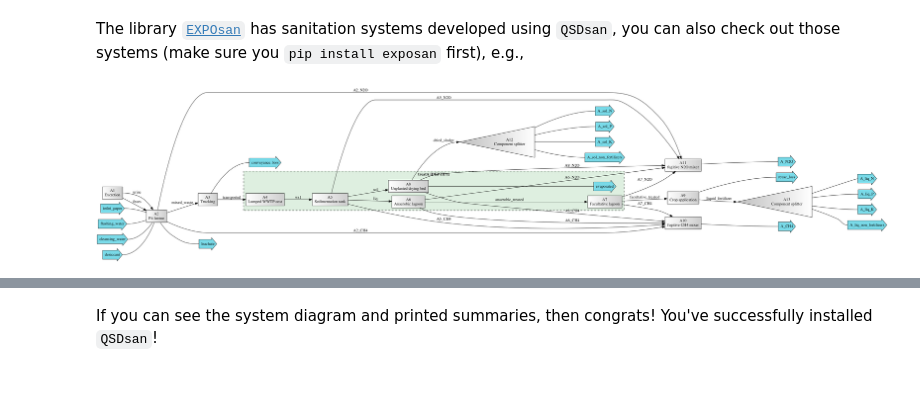
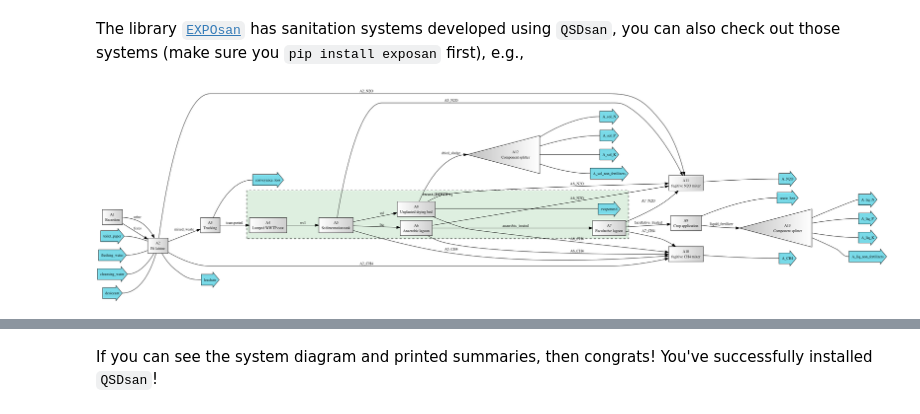
Before and after one commit to QSD-Group/QSDedu, a Jupyter notebook: B. Intro to QSD Libraries/B1. QSDsan.ipynb, the cells around one changed output, grey strips where cells are left out. Saved outputs shown, nothing was run; the diff lists cells and outputs as text; code cells hidden in the pictures; blank space fills up the shorter version.

```diff
--- a/B. Intro to QSD Libraries/B1. QSDsan.ipynb
+++ b/B. Intro to QSD Libraries/B1. QSDsan.ipynb
@@ -73,11 +73,12 @@ The library [``EXPOsan``](https://github.com/QSD-group/exposan) has sanitation s
 # %%
 # Three sanitation alternatives as described in Trimmer et al.,
 # Environ. Sci. Technol. 2020, 54 (19), 12641–12653.
 # https://doi.org/10.1021/acs.est.0c03296.
 from exposan import bwaise as bw
-bw.sysA.diagram('cluster')
+# Double-click on the diagram to zoom in
+bw.sysA.diagram()
 # %% [output]
-[figure, old version]
+[figure, new version]
 # %%
 bw.print_summaries((bw.sysA, bw.sysB, bw.sysC))
 # %% [output]
```
Also changed, not shown: parts of 5 cells of this notebook.
